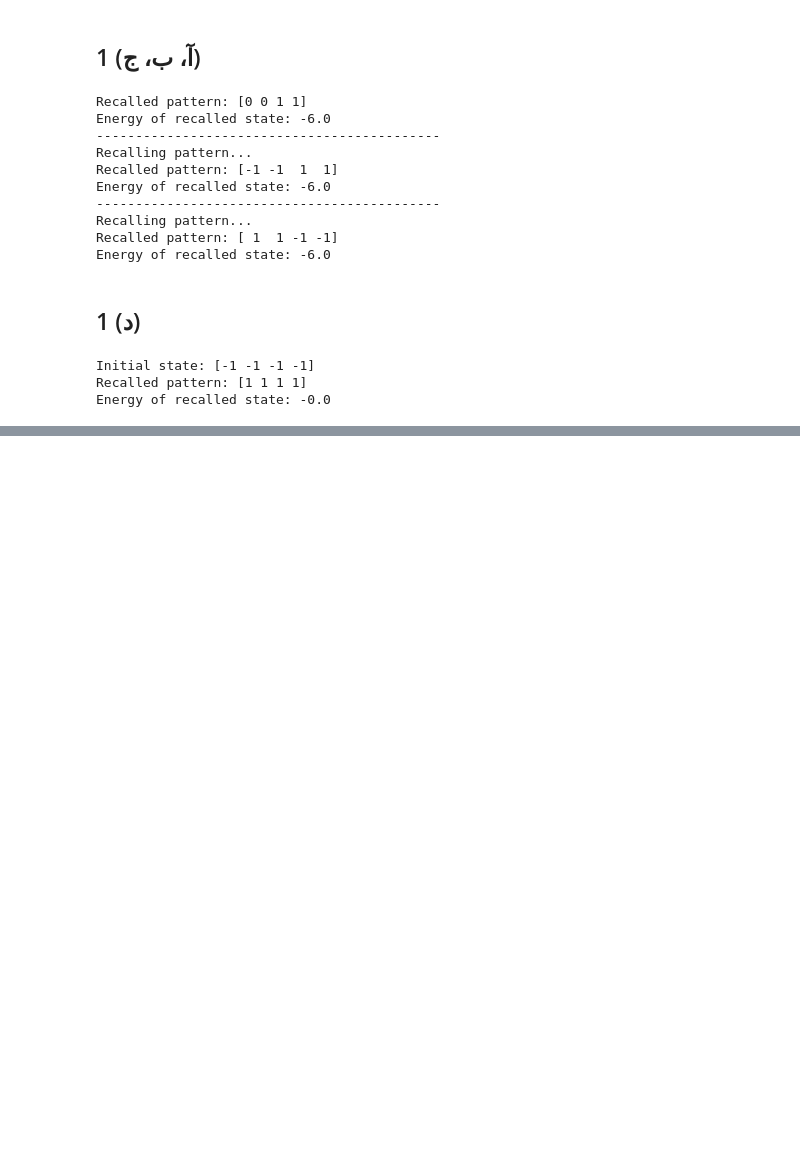
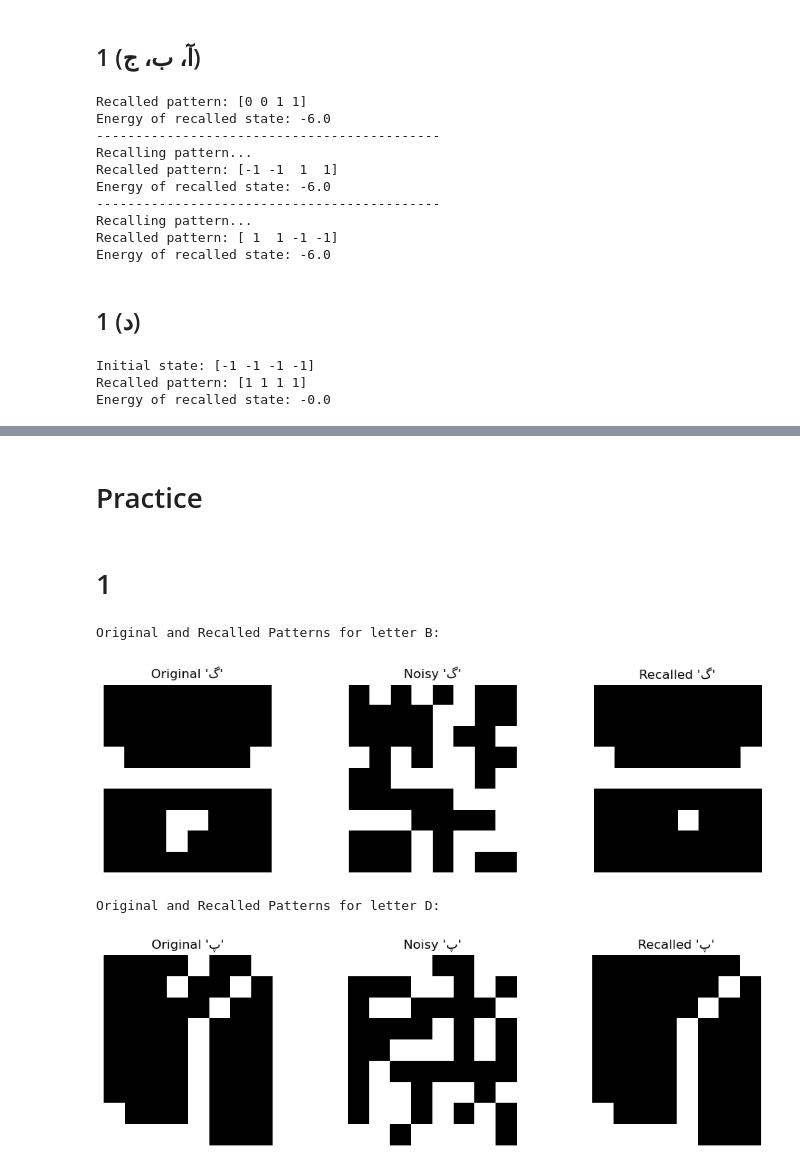
Before and after one commit to mmahdin/Computational-Intelligence-EE-AUT, a Jupyter notebook: lab/6/main.ipynb, the cells around one changed output, grey strips where cells are left out. Drawn from its saved outputs; the diff is of its cells as text; code cells hidden in the pictures; blank space fills up the shorter version.

```diff
--- a/lab/6/main.ipynb
+++ b/lab/6/main.ipynb
@@ -246,0 +251,56 @@ Original and Recalled Patterns:
+# %% [markdown]
+# Practice
+# %% [markdown]
+# 1
+# %%
+letter_g = np.array([
+    [0,0,0,0,0,0,0,0],
+    [0,0,0,0,0,0,0,0],
+    [0,0,0,0,0,0,0,0],
+    [1,0,0,0,0,0,0,1],
+    [1,1,1,1,1,1,1,1],
+    [0,0,0,0,0,0,0,0],
+    [0,0,0,1,1,0,0,0],
+    [0,0,0,1,0,0,0,0],
+    [0,0,0,0,0,0,0,0]
+])
+letter_p = np.array([
+    [0,0,0,0,1,0,0,1],
+    [0,0,0,1,0,0,1,0],
+    [0,0,0,0,0,1,0,0],
+    [0,0,0,0,1,0,0,0],
+    [0,0,0,0,1,0,0,0],
+    [0,0,0,0,1,0,0,0],
+    [0,0,0,0,1,0,0,0],
+    [1,0,0,0,1,0,0,0],
+    [1,1,1,1,1,0,0,0]
+])
+
+# Convert to bipolar (-1, 1)
+letter_g = (letter_g * 2 - 1).flatten()
+letter_p = (letter_p * 2 - 1).flatten()
+
+letters = np.array([letter_g, letter_p])
+
+num_neurons = len(letter_p)
+hopfield_hopfield_netnet = HopfieldNetwork(num_neurons=num_neurons)
+hopfield_net.train(letters)
+
+# Step 4: Add noise to the patterns (20% noise)
+noisy_g = hopfield_net.add_noise(letter_g, noise_level=0.4)
+noisy_p = hopfield_net.add_noise(letter_p, noise_level=0.4)
+
+# Step 5: Recall the patterns from the noisy inputs
+recalled_g = hopfield_net.recall(noisy_g)
+recalled_p = hopfield_net.recall(noisy_p)
+
+print("Original and Recalled Patterns for letter B:")
+display_pattern([letter_g, noisy_g, recalled_g], ["Original 'گ'", "Noisy 'گ'", "Recalled 'گ'"])
+
+print("Original and Recalled Patterns for letter D:")
+display_pattern([letter_p, noisy_p, recalled_p], ["Original 'پ'", "Noisy 'پ'", "Recalled 'پ'"])
+# %% [output]
+Original and Recalled Patterns for letter B:
+[figure, added]
+Original and Recalled Patterns for letter D:
+[figure, added]
```
Also changed, not shown: parts of 11 cells of this notebook.
